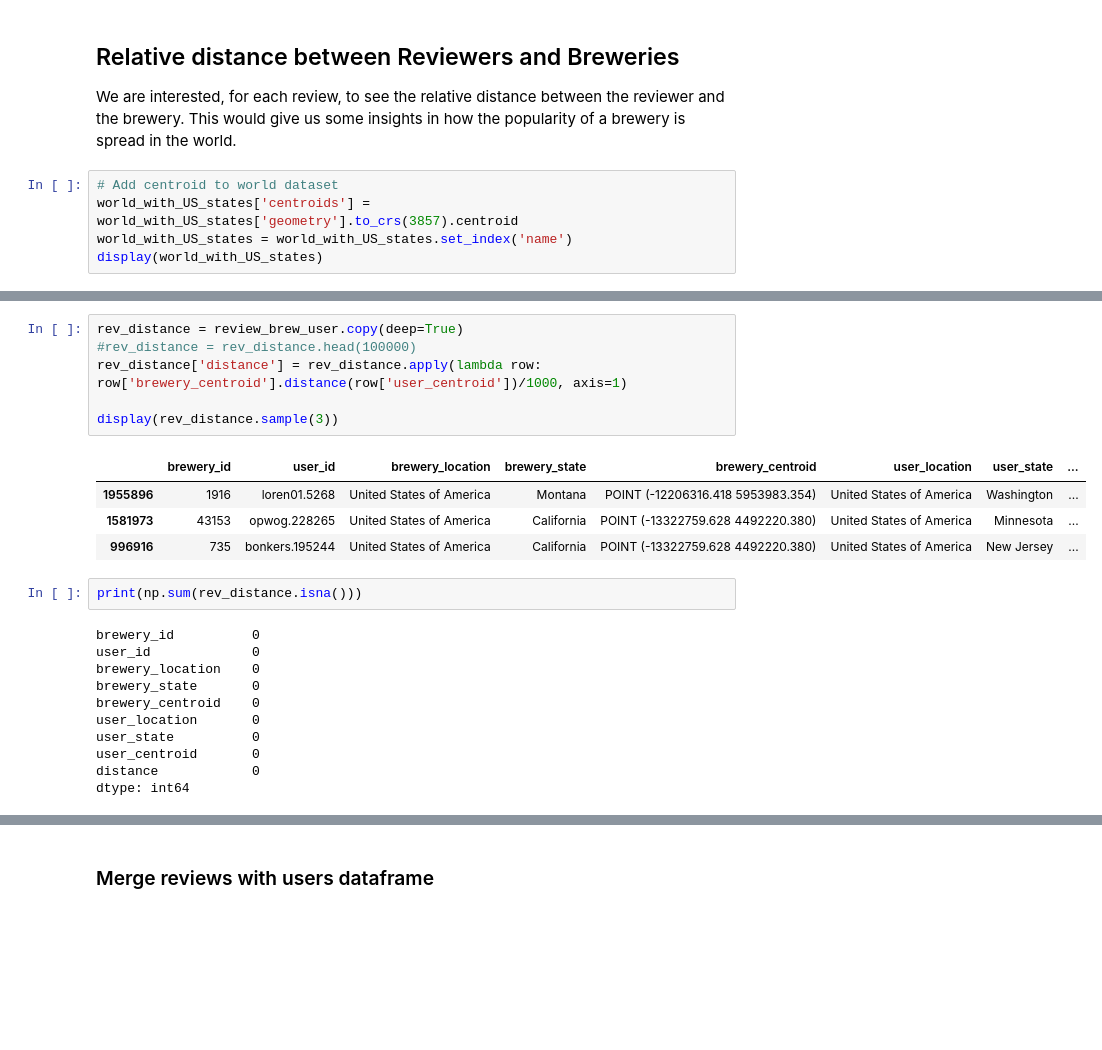
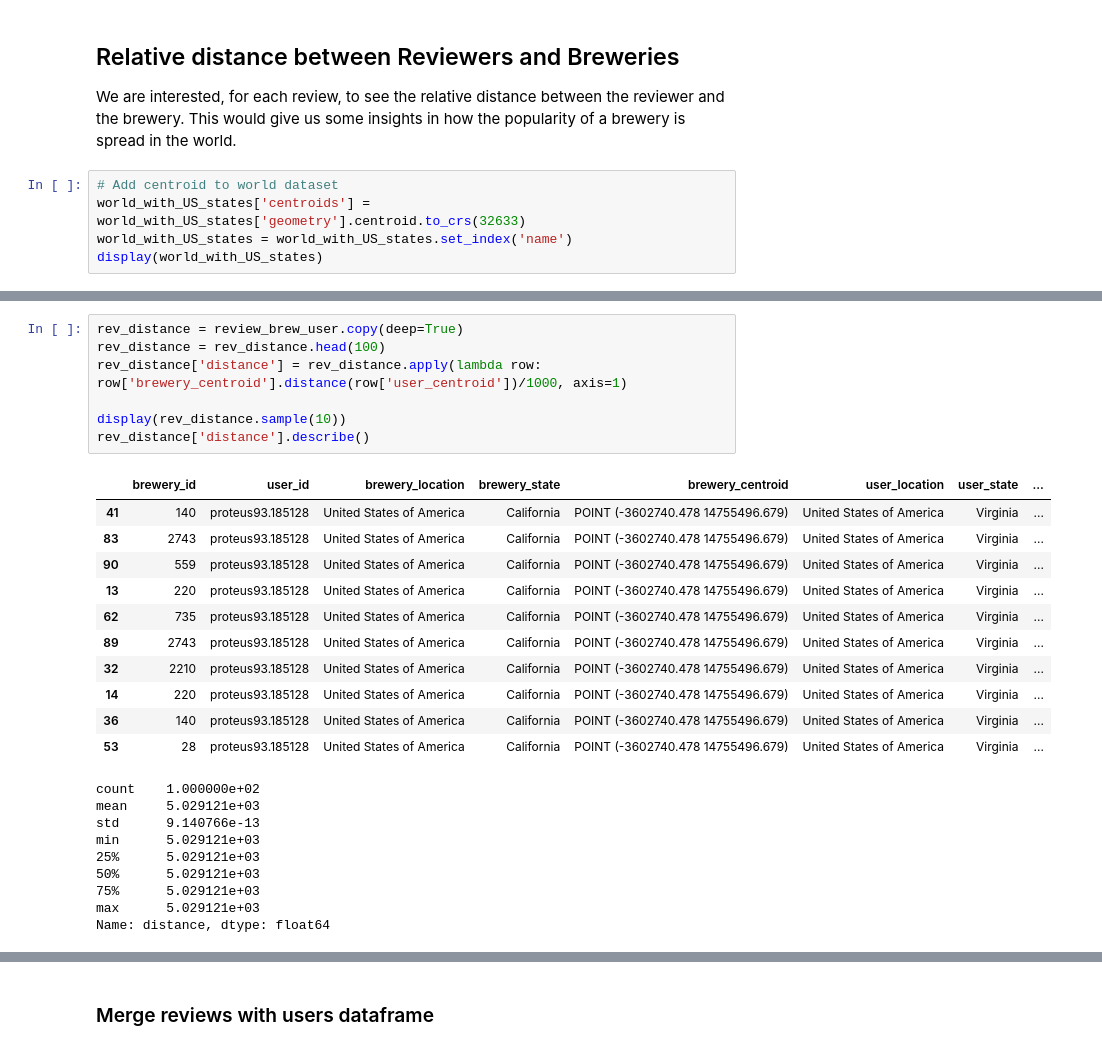
Before and after one commit to epfl-ada/ada-2023-project-todolegax, a Jupyter notebook: data_prepro_BA_Axel_Tom.ipynb, the cells around one changed output, grey strips where cells are left out. Cells and saved outputs as stored; diff of their text form; blank space fills up the shorter version.

```diff
--- a/data_prepro_BA_Axel_Tom.ipynb
+++ b/data_prepro_BA_Axel_Tom.ipynb
@@ -588,7 +588,7 @@ Top 10 countries (considering US states) with most reviewers:
 We are interested, for each review, to see the relative distance between the reviewer and the brewery. This would give us some insights in how the popularity of a brewery is spread in the world.
 # %%
 # Add centroid to world dataset
-world_with_US_states['centroids'] = world_with_US_states['geometry'].to_crs(3857).centroid
+world_with_US_states['centroids'] = world_with_US_states['geometry'].centroid.to_crs(32633)
 world_with_US_states = world_with_US_states.set_index('name')
 display(world_with_US_states)
 # %% [output]
@@ -664,26 +664,30 @@ display(review_brew_user)
 2509527 rows × 8 columns
 # %%
 rev_distance = review_brew_user.copy(deep=True)
-#rev_distance = rev_distance.head(100000)
+rev_distance = rev_distance.head(100)
 rev_distance['distance'] = rev_distance.apply(lambda row: row['brewery_centroid'].distance(row['user_centroid'])/1000, axis=1)
 
-display(rev_distance.sample(3))
+display(rev_distance.sample(10))
+rev_distance['distance'].describe()
 # %% [output]
 |  | brewery_id | user_id | brewery_location | brewery_state | brewery_centroid | user_location | user_state | ... |
-| 1955896 | 1916 | loren01.5268 | United States of America | Montana | POINT (-12206316.418 5953983.354) | United States of America | Washington | ... |
-| 1581973 | 43153 | opwog.228265 | United States of America | California | POINT (-13322759.628 4492220.380) | United States of America | Minnesota | ... |
-| 996916 | 735 | bonkers.195244 | United States of America | California | POINT (-13322759.628 4492220.380) | United States of America | New Jersey | ... |
+| 41 | 140 | proteus93.185128 | United States of America | California | POINT (-3602740.478 14755496.679) | United States of America | Virginia | ... |
+| 83 | 2743 | proteus93.185128 | United States of America | California | POINT (-3602740.478 14755496.679) | United States of America | Virginia | ... |
+| 90 | 559 | proteus93.185128 | United States of America | California | POINT (-3602740.478 14755496.679) | United States of America | Virginia | ... |
+| 13 | 220 | proteus93.185128 | United States of America | California | POINT (-3602740.478 14755496.679) | United States of America | Virginia | ... |
+| 62 | 735 | proteus93.185128 | United States of America | California | POINT (-3602740.478 14755496.679) | United States of America | Virginia | ... |
+| 89 | 2743 | proteus93.185128 | United States of America | California | POINT (-3602740.478 14755496.679) | United States of America | Virginia | ... |
+| 32 | 2210 | proteus93.185128 | United States of America | California | POINT (-3602740.478 14755496.679) | United States of America | Virginia | ... |
+| 14 | 220 | proteus93.185128 | United States of America | California | POINT (-3602740.478 14755496.679) | United States of America | Virginia | ... |
+| 36 | 140 | proteus93.185128 | United States of America | California | POINT (-3602740.478 14755496.679) | United States of America | Virginia | ... |
+| 53 | 28 | proteus93.185128 | United States of America | California | POINT (-3602740.478 14755496.679) | United States of America | Virginia | ... |
+count    1.000000e+02
+mean     5.029121e+03
+std      9.140766e-13
+min      5.029121e+03
+25%      5.029121e+03
+50%      5.029121e+03
+75%      5.029121e+03
+max      5.029121e+03
+Name: distance, dtype: float64
-# %%
-print(np.sum(rev_distance.isna()))
-# %% [output]
-brewery_id          0
-user_id             0
-brewery_location    0
-brewery_state       0
-brewery_centroid    0
-user_location       0
-user_state          0
-user_centroid       0
-distance            0
-dtype: int64
 # %%
```
Also changed, not shown: parts of 7 cells of this notebook.
